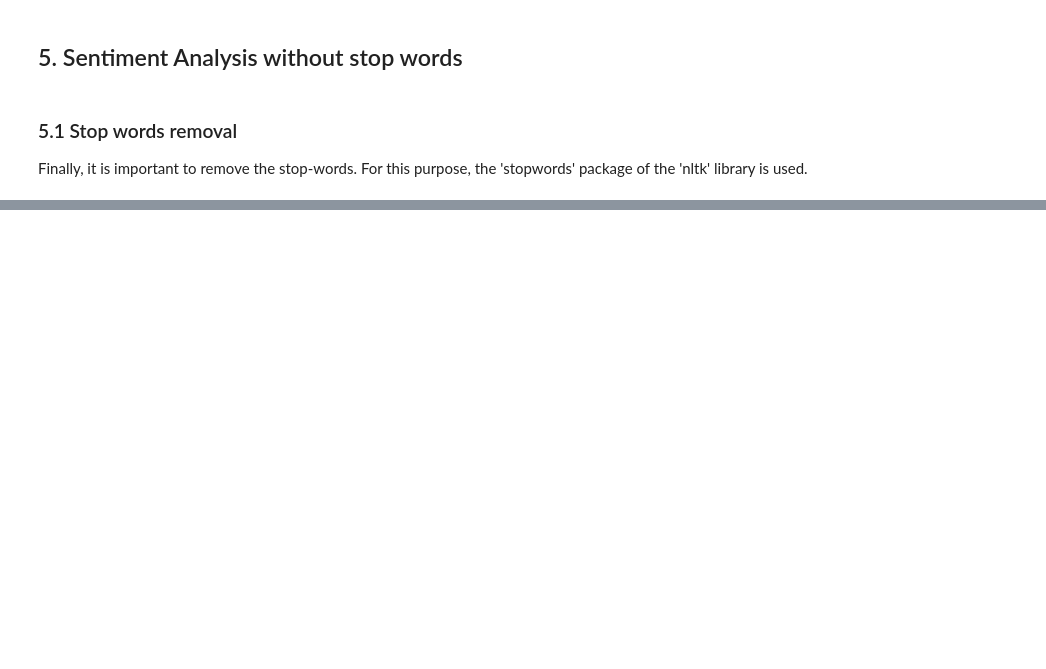
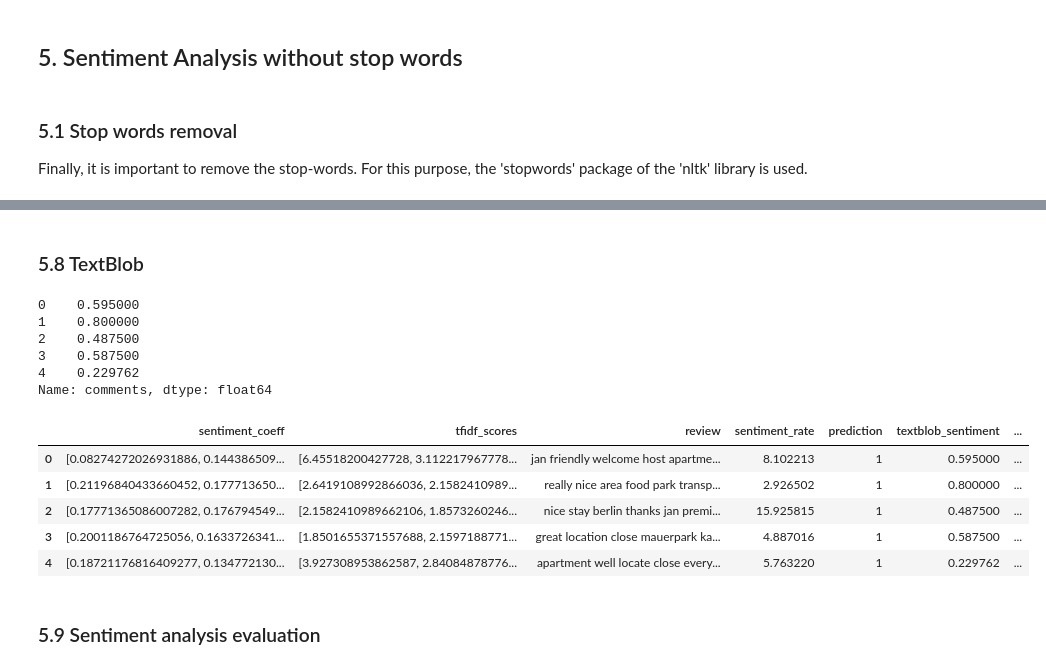
Before and after one commit to lorenzolaino/airbnb-sentiment, a Jupyter notebook: airbnb_sentiment_analysis.ipynb, the cells around one changed output, grey strips where cells are left out. Drawn from its saved outputs; the diff is of its cells as text; code cells hidden in the pictures; blank space fills up the shorter version.

Commit message:
Sentiment analysis completed

```diff
--- a/airbnb_sentiment_analysis.ipynb
+++ b/airbnb_sentiment_analysis.ipynb
@@ -649,0 +1174,10 @@ from notebook reviews_without_stopwords_analysis
+# %%
+dictSentiment2ClustersWithoutStopWords = dict(zip(
+    dfWords2ClustersWithoutStopWords['words'].values,
+    dfWords2ClustersWithoutStopWords['sentiment_coeff'].values))
+# %%
+closenessScores2ClustersWithoutStopWords = \
+    dfCleanedReviewsWithoutStopWords['comments'].apply(
+        lambda x: list(map(
+            lambda y: replace_sentiment_words(y, dictSentiment2ClustersWithoutStopWords),
+            x.split())))
@@ -649,0 +1186,19 @@ from notebook reviews_without_stopwords_analysis
+# %%
+dfSentiment2ClustersTfidfReviewsWithoutStopWords = \
+    pd.DataFrame([closenessScores2ClustersWithoutStopWords,
+                  tfidfScoresWithoutStopWords,
+                  dfCleanedReviewsWithoutStopWords['comments']]).T
+
+dfSentiment2ClustersTfidfReviewsWithoutStopWords.columns = \
+    ['sentiment_coeff', 'tfidf_scores', 'review']
+
+dfSentiment2ClustersTfidfReviewsWithoutStopWords['sentiment_rate'] = \
+    dfSentiment2ClustersTfidfReviewsWithoutStopWords.apply(
+        lambda x: np.array(x.loc['sentiment_coeff']) @ np.array(x.loc['tfidf_scores']),
+        axis=1)
+
+dfSentiment2ClustersTfidfReviewsWithoutStopWords['prediction'] =\
+    (dfSentiment2ClustersTfidfReviewsWithoutStopWords['sentiment_rate'] > 0)\
+        .astype('int8')
+
+dfSentiment2ClustersTfidfReviewsWithoutStopWords.head()
@@ -649,0 +1230,32 @@ from notebook reviews_without_stopwords_analysis
+# %% [markdown]
+### 5.8 TextBlob
+# %%
+textblobSentimentWithoutStopWords = dfCleanedReviewsWithoutStopWords['comments'].apply(
+    lambda x: TextBlob(x).sentiment.polarity)
+
+textblobSentimentWithoutStopWords.head()
+# %% [output]
+0    0.595000
+1    0.800000
+2    0.487500
+3    0.587500
+4    0.229762
+Name: comments, dtype: float64
+# %%
+dfSentiment2ClustersTfidfReviewsWithoutStopWords['textblob_sentiment'] = \
+    textblobSentimentWithoutStopWords
+
+dfSentiment2ClustersTfidfReviewsWithoutStopWords['textblob_prediction'] = \
+    (dfSentiment2ClustersTfidfReviewsWithoutStopWords['textblob_sentiment'] > 0)\
+        .astype('int8')
+
+dfSentiment2ClustersTfidfReviewsWithoutStopWords.head()
+# %% [output]
+|  | sentiment_coeff | tfidf_scores | review | sentiment_rate | prediction | textblob_sentiment | ... |
+| 0 | [0.08274272026931886, 0.144386509... | [6.45518200427728, 3.112217967778... | jan friendly welcome host apartme... | 8.102213 | 1 | 0.595000 | ... |
+| 1 | [0.21196840433660452, 0.177713650... | [2.6419108992866036, 2.1582410989... | really nice area food park transp... | 2.926502 | 1 | 0.800000 | ... |
+| 2 | [0.17771365086007282, 0.176794549... | [2.1582410989662106, 1.8573260246... | nice stay berlin thanks jan premi... | 15.925815 | 1 | 0.487500 | ... |
+| 3 | [0.2001186764725056, 0.1633726341... | [1.8501655371557688, 2.1597188771... | great location close mauerpark ka... | 4.887016 | 1 | 0.587500 | ... |
+| 4 | [0.18721176816409277, 0.134772130... | [3.927308953862587, 2.84084878776... | apartment well locate close every... | 5.763220 | 1 | 0.229762 | ... |
+# %% [markdown]
+### 5.9 Sentiment analysis evaluation
```
Also changed, not shown: parts of 97 cells of this notebook.
